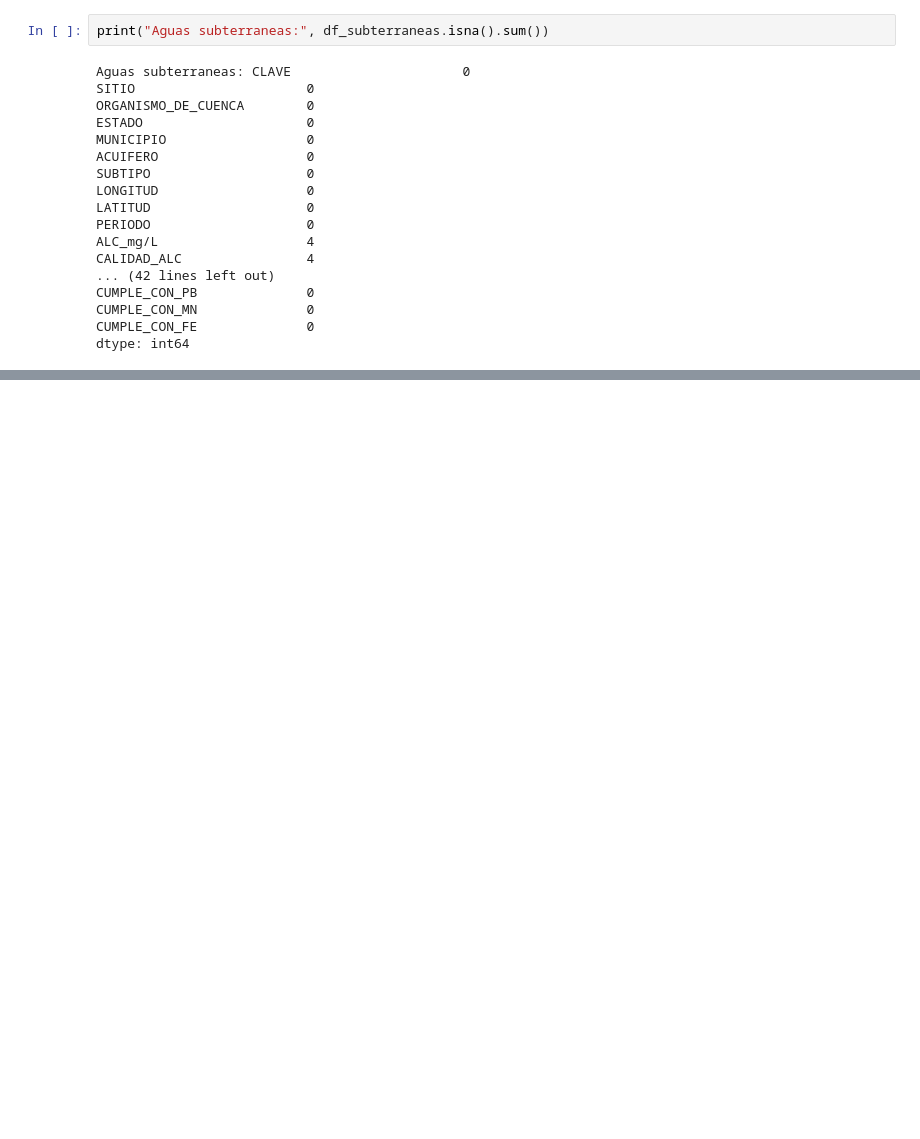
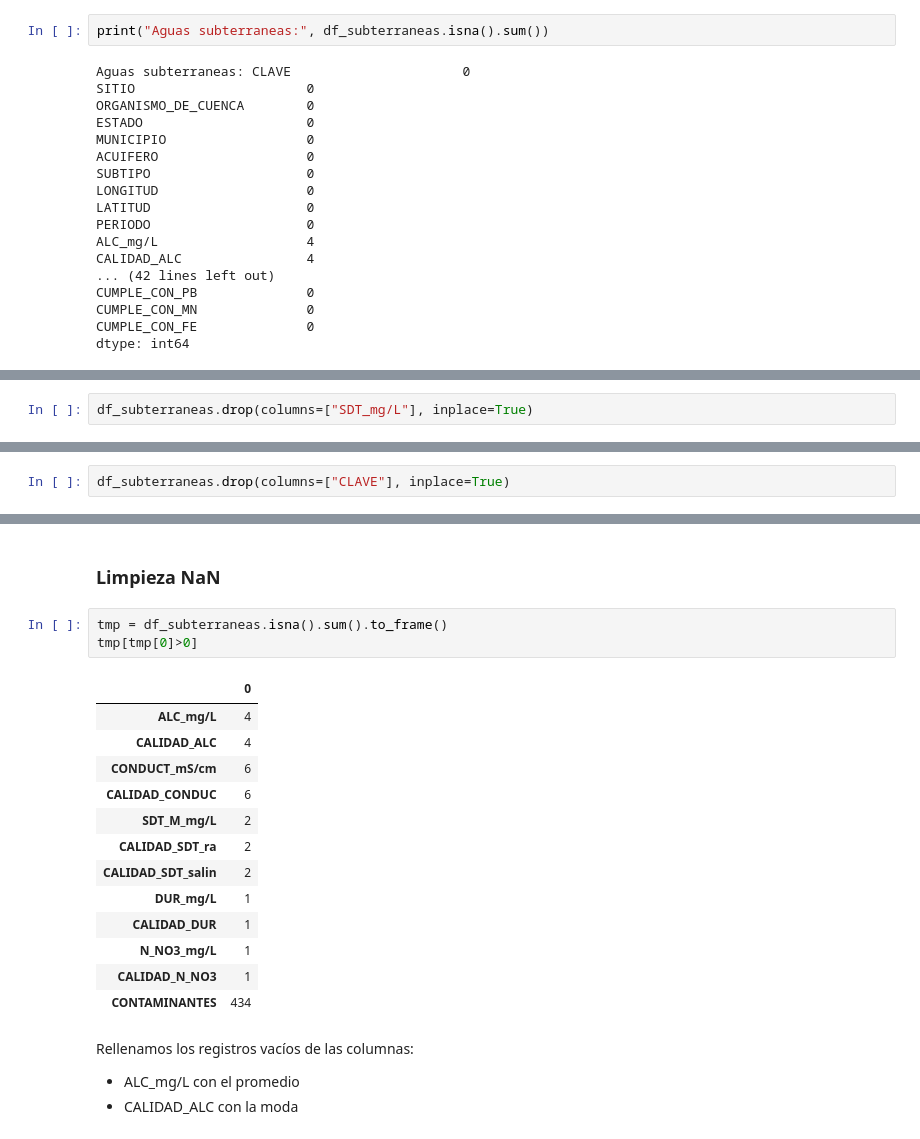
Before and after one commit to PosgradoMNA/actividades-del-projecto-equipo-5, a Jupyter notebook: Entrega1_Reto_Equipo5.ipynb, the cells around one changed output, grey strips where cells are left out. Saved outputs shown, nothing was run; the diff lists cells and outputs as text; blank space fills up the shorter version.

Commit message:
Entrega 1 Reto (limpieza)

```diff
--- a/Entrega1_Reto_Equipo5.ipynb
+++ b/Entrega1_Reto_Equipo5.ipynb
@@ -109,0 +78,2 @@ dtype: int64
+# %%
+df_subterraneas.drop(columns=["SDT_mg/L"], inplace=True)
@@ -109,0 +97,2 @@ dtype: int64
+# %%
+df_subterraneas.drop(columns=["CLAVE"], inplace=True)
@@ -109,0 +198,23 @@ dtype: int64
+# %% [markdown]
+### Limpieza NaN
+# %%
+tmp = df_subterraneas.isna().sum().to_frame()
+tmp[tmp[0]>0]
+# %% [output]
+|  | 0 |
+| ALC_mg/L | 4 |
+| CALIDAD_ALC | 4 |
+| CONDUCT_mS/cm | 6 |
+| CALIDAD_CONDUC | 6 |
+| SDT_M_mg/L | 2 |
+| CALIDAD_SDT_ra | 2 |
+| CALIDAD_SDT_salin | 2 |
+| DUR_mg/L | 1 |
+| CALIDAD_DUR | 1 |
+| N_NO3_mg/L | 1 |
+| CALIDAD_N_NO3 | 1 |
+| CONTAMINANTES | 434 |
+# %% [markdown]
+Rellenamos los registros vacíos de las columnas:
+- ALC_mg/L con el promedio
+- CALIDAD_ALC con la moda
```
Also changed, not shown: parts of 29 cells of this notebook.
